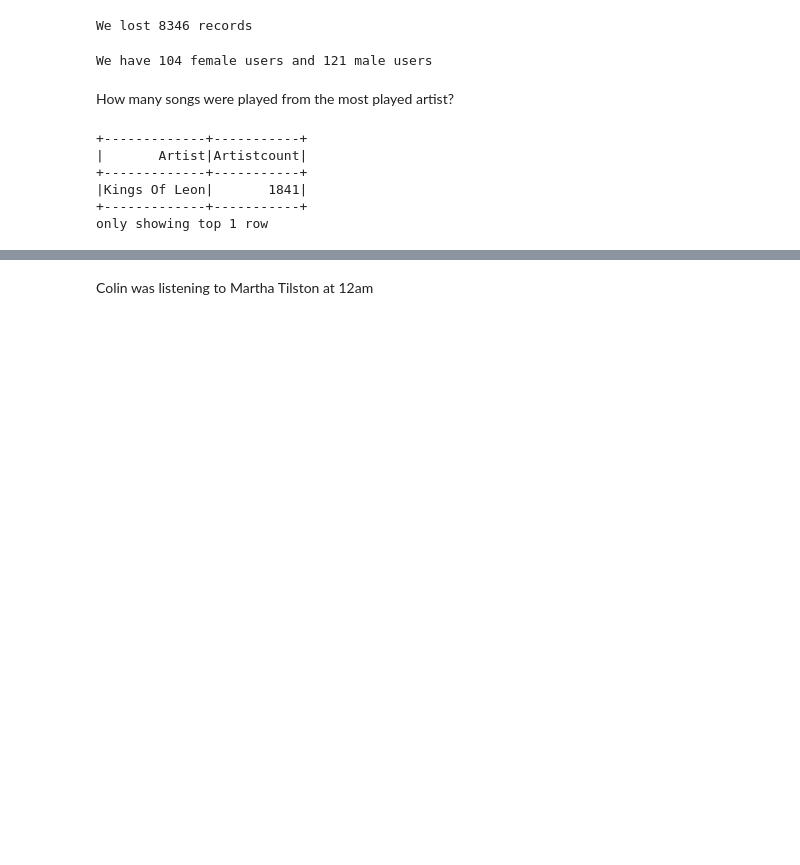
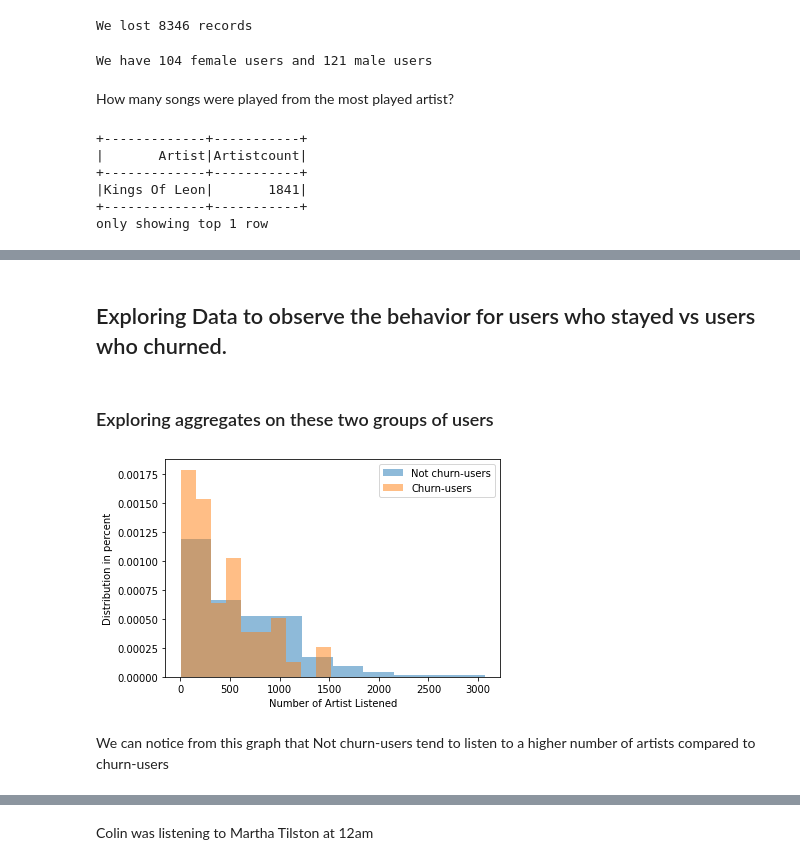
Before and after one commit to JosephArcila/Predicting_User_Cancelation_with_Spark, a Jupyter notebook: Sparkify.ipynb, the cells around one changed output, grey strips where cells are left out. Saved outputs shown, nothing was run; the diff lists cells and outputs as text; code cells hidden in the pictures; blank space fills up the shorter version.

```diff
--- a/Sparkify.ipynb
+++ b/Sparkify.ipynb
@@ -486,0 +358,8 @@ Row(artist=None, auth='Logged In', firstName='Darianna', gender='F', itemInSessi
+# %%
+seed = 42
+
+fractions_train = user_log_valid.select("Churn").distinct().withColumn("fraction", lit(0.8)).rdd.collectAsMap()
+train_user_log = user_log_valid.stat.sampleBy("Churn", fractions_train, seed)
+
+fractions_test = user_log_valid.select("Churn").distinct().withColumn("fraction", lit(0.2)).rdd.collectAsMap()
+test_user_log = user_log_valid.stat.sampleBy("Churn", fractions_test, seed)
@@ -486,0 +368,28 @@ Row(artist=None, auth='Logged In', firstName='Darianna', gender='F', itemInSessi
+# %% [markdown]
+## Exploring Data to observe the behavior for users who stayed vs users who churned.
+# %% [markdown]
+### Exploring aggregates on these two groups of users
+# %%
+## Plot in a histogram the distinct artist that are listened by churn users and not churn users
+artist_per_user = train.filter(train.Churn == 0).groupby(train.userId, train.artist) \
+    .count()
+artist_per_user_pd = artist_per_user.toPandas()
+artist_per_user_pd = artist_per_user_pd[~artist_per_user_pd['artist'].isnull()]
+artist_per_user_pd = artist_per_user_pd.groupby('userId').count().drop("count", axis=1)
+# %%
+## Plot in a histogram the distinct artist that are listened by churn users and not churn users
+artist_per_user_churn = train.filter(train.Churn == 1) \
+    .groupby(train.userId, train.artist).count()
+artist_per_user_churn_pd = artist_per_user_churn.toPandas()
+artist_per_user_churn_pd = artist_per_user_churn_pd[~artist_per_user_churn_pd['artist'].isnull()]
+artist_per_user_churn_pd = artist_per_user_churn_pd.groupby('userId').count().drop("count", axis=1)
+# %%
+plt.hist(artist_per_user_pd["artist"], density=True, label="Not churn-users", alpha=0.5);
+plt.hist(artist_per_user_churn_pd["artist"], density=True, label="Churn-users", alpha=0.5);
+plt.xlabel("Number of Artist Listened");
+plt.ylabel("Distribution in percent");
+plt.legend();
+# %% [output]
+[figure, added]
+# %% [markdown]
+We can notice from this graph that Not churn-users tend to listen to a higher number of artists compared to churn-users
```
Also changed, not shown: parts of 100 cells of this notebook.
